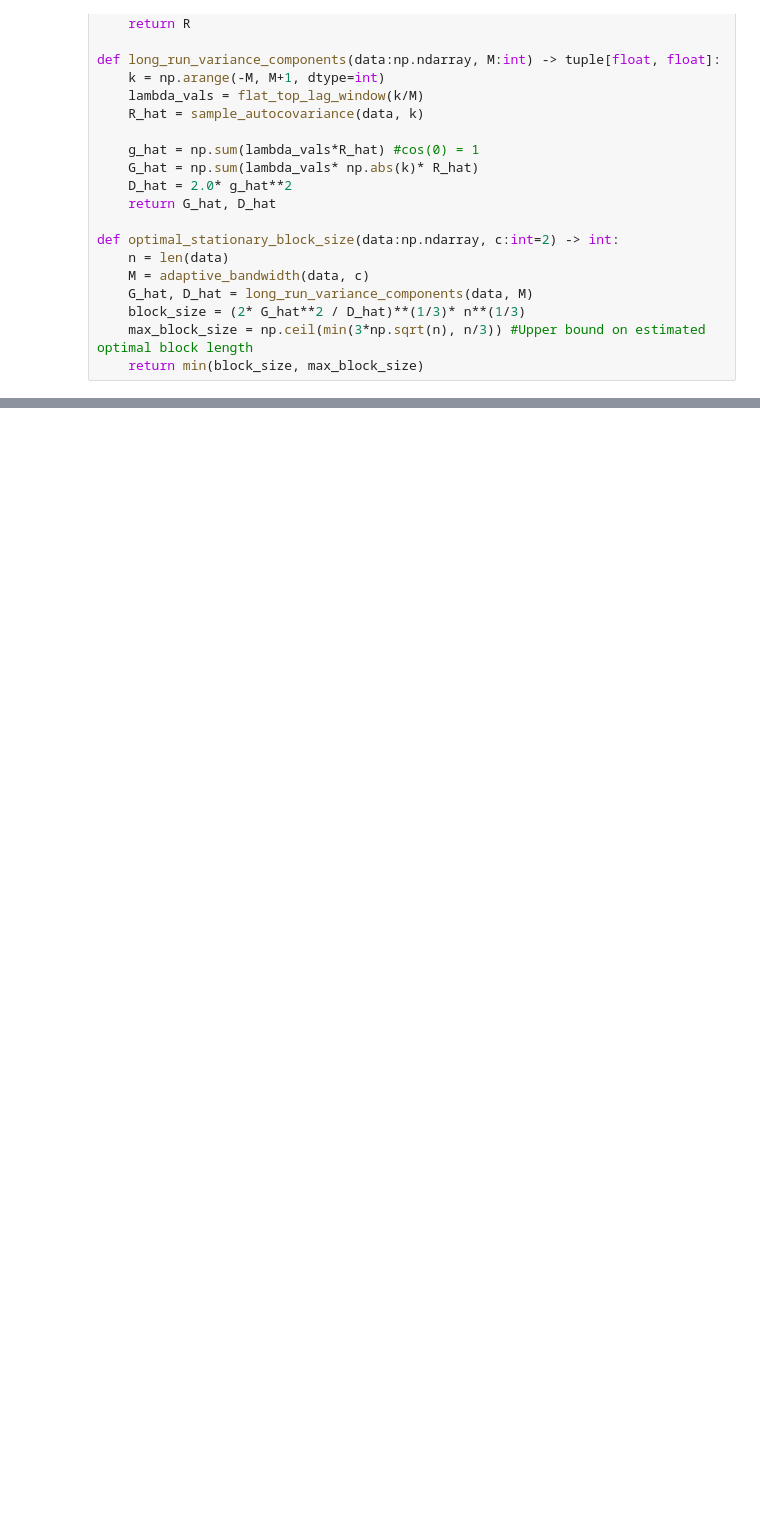
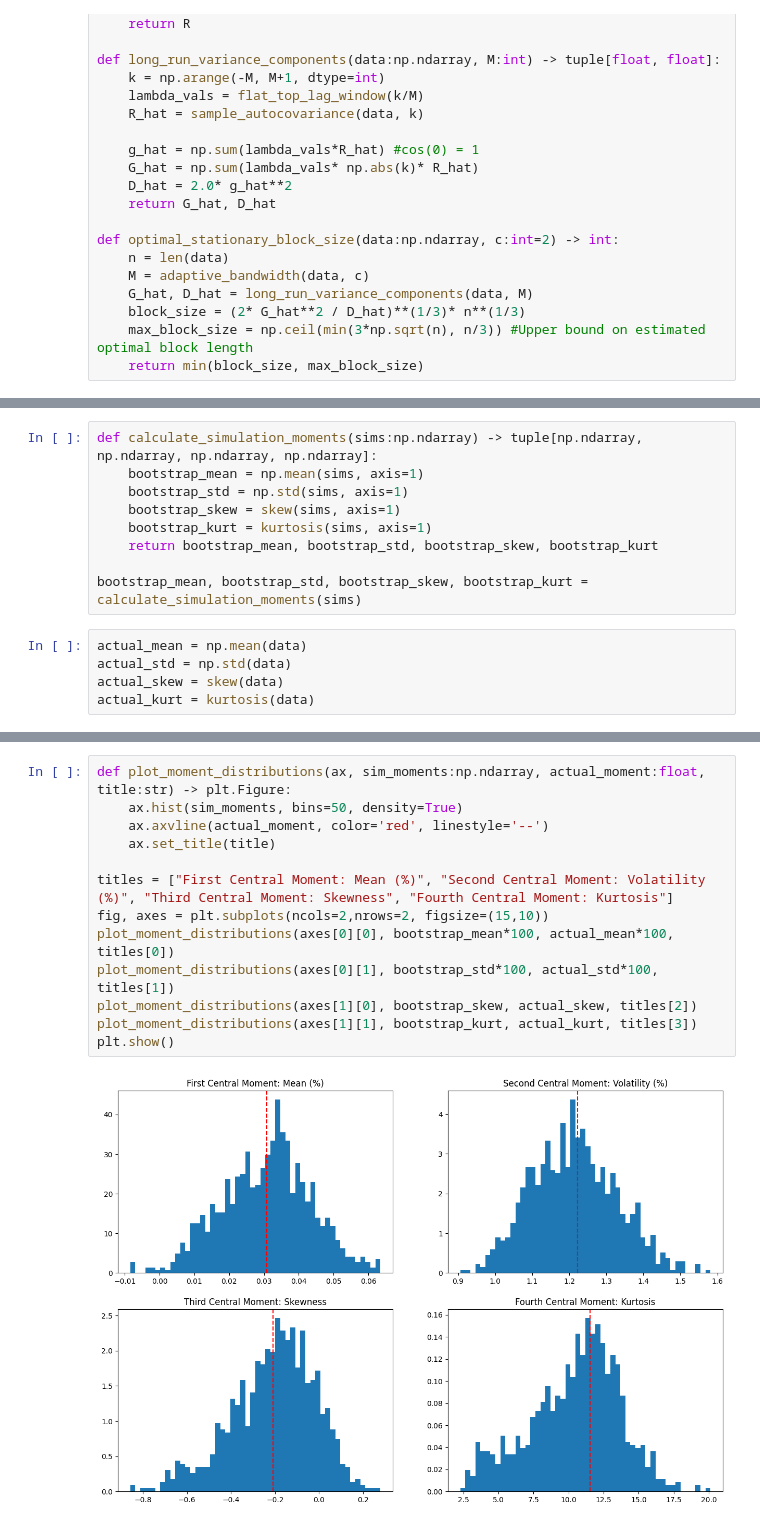
Before and after one commit to finnlimjc/Automatic-Block-Selection-for-Financial-Bootstrapping, a Jupyter notebook: notebooks/automatic_block_selection.ipynb, the cells around one changed output, grey strips where cells are left out. Drawn from its saved outputs; the diff is of its cells as text; blank space fills up the shorter version.

Commit message:
Completed SBB Validation
-Validated the effectiveness of SBB through matching of central moments.
- Implemented a streamlit dashboard for exploration.

```diff
--- a/notebooks/automatic_block_selection.ipynb
+++ b/notebooks/automatic_block_selection.ipynb
@@ -349,0 +345,14 @@ plt.show()
+# %%
+def calculate_simulation_moments(sims:np.ndarray) -> tuple[np.ndarray, np.ndarray, np.ndarray, np.ndarray]:
+    bootstrap_mean = np.mean(sims, axis=1)
+    bootstrap_std = np.std(sims, axis=1)
+    bootstrap_skew = skew(sims, axis=1)
+    bootstrap_kurt = kurtosis(sims, axis=1)
+    return bootstrap_mean, bootstrap_std, bootstrap_skew, bootstrap_kurt
+
+bootstrap_mean, bootstrap_std, bootstrap_skew, bootstrap_kurt = calculate_simulation_moments(sims)
+# %%
+actual_mean = np.mean(data)
+actual_std = np.std(data)
+actual_skew = skew(data)
+actual_kurt = kurtosis(data)
@@ -349,0 +369,15 @@ plt.show()
+# %%
+def plot_moment_distributions(ax, sim_moments:np.ndarray, actual_moment:float, title:str) -> plt.Figure:
+    ax.hist(sim_moments, bins=50, density=True)
+    ax.axvline(actual_moment, color='red', linestyle='--')
+    ax.set_title(title)
+
+titles = ["First Central Moment: Mean (%)", "Second Central Moment: Volatility (%)", "Third Central Moment: Skewness", "Fourth Central Moment: Kurtosis"]
+fig, axes = plt.subplots(ncols=2,nrows=2, figsize=(15,10))
+plot_moment_distributions(axes[0][0], bootstrap_mean*100, actual_mean*100, titles[0])
+plot_moment_distributions(axes[0][1], bootstrap_std*100, actual_std*100, titles[1])
+plot_moment_distributions(axes[1][0], bootstrap_skew, actual_skew, titles[2])
+plot_moment_distributions(axes[1][1], bootstrap_kurt, actual_kurt, titles[3])
+plt.show()
+# %% [output]
+[figure, added]
```
Also changed, not shown: parts of 20 cells of this notebook, 8 other files.
